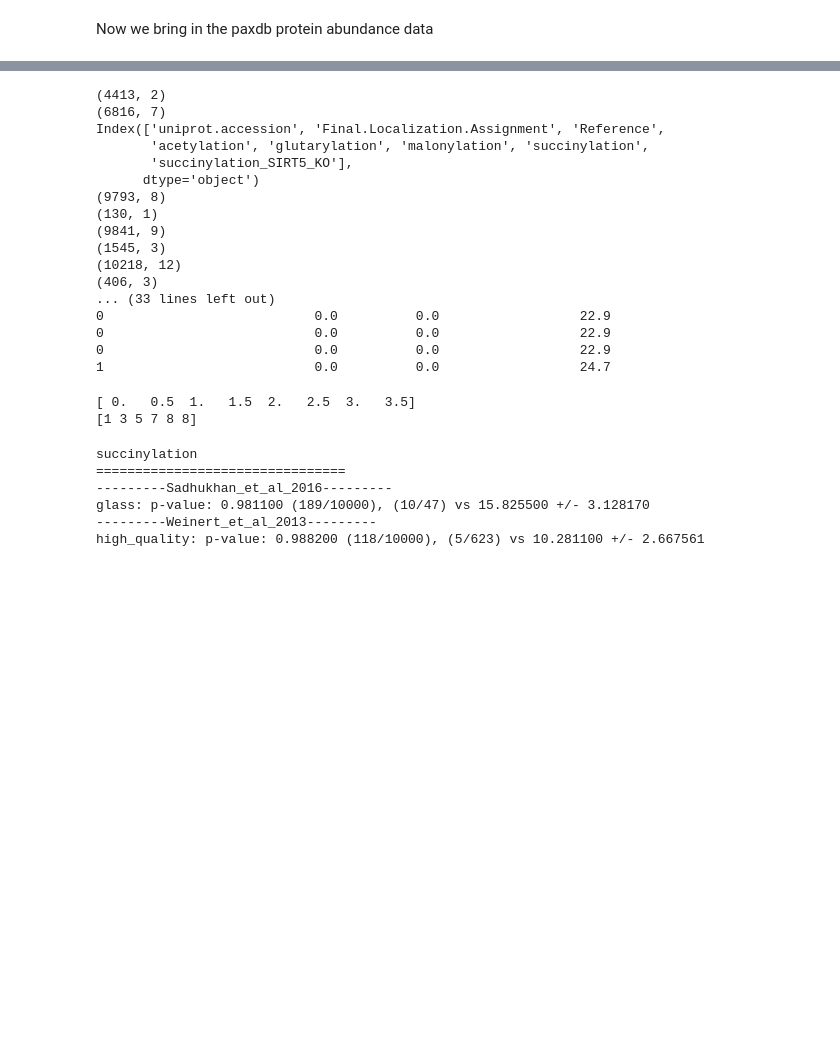
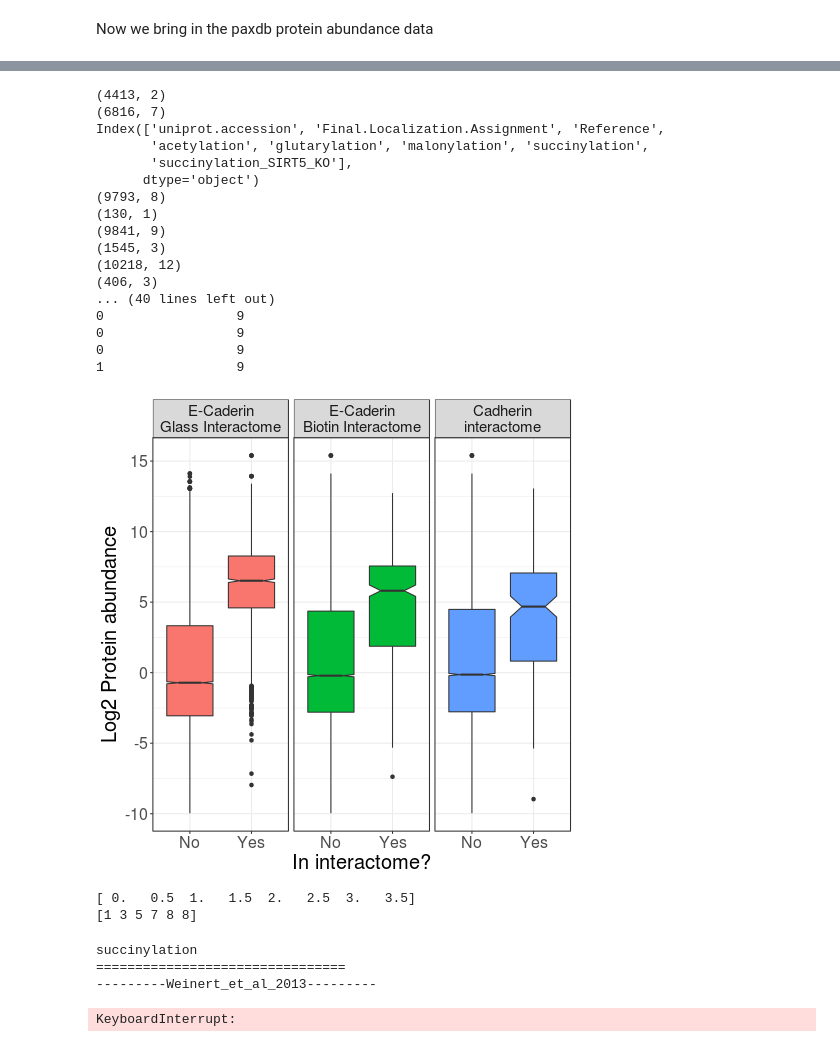
Before and after one commit to TomSmithCGAT/Lysine_mod, a Jupyter notebook: notebooks/Cadherin_enrichment.ipynb, the cells around one changed output, grey strips where cells are left out. Cells and saved outputs as stored; diff of their text form; code cells hidden in the pictures; blank space fills up the shorter version.

```diff
--- a/notebooks/Cadherin_enrichment.ipynb
+++ b/notebooks/Cadherin_enrichment.ipynb
@@ -196,7 +202,7 @@ def parseAbundance(infile, abundance_column_name='abundance'):
     #                      for x in abundance_df['uniprot_id']]
     abundance_df['binned_abundance'] = np.digitize(
         np.log10(abundance_df[abundance_column_name]+0.01), bins=np.arange(-3,4.5,0.5))
-
+    abundance_df.set_index('uniprot_id', inplace=True)
     return abundance_df
 
 full_abundance_df = parseAbundance(paxdf_whole_inf, "integrated_abundance")
@@ -266,7 +312,7 @@ merged_protein_df.fillna(0, inplace=True)
 print(merged_protein_df.shape)
 print(full_abundance_df.shape)
 
-merged_protein_df = pd.merge(merged_protein_df, full_abundance_df.set_index("uniprot_id"),
+merged_protein_df = pd.merge(merged_protein_df, full_abundance_df,
                              left_on="uniprot.accession", right_index=True,
                              how='right')
 #merged_protein_df.drop('Protein', axis=1, inplace=True)
@@ -285,11 +331,11 @@ Index(['uniprot.accession', 'Final.Localization.Assignment', 'Reference',
 (1545, 3)
 (10218, 12)
 (406, 3)
-... (33 lines left out)
-0                           0.0          0.0                  22.9
-0                           0.0          0.0                  22.9
-0                           0.0          0.0                  22.9
-1                           0.0          0.0                  24.7
+... (40 lines left out)
+0                 9
+0                 9
+0                 9
+1                 9
 # %%
 merged_protein_df['Final.Localization.Assignment'] = merged_protein_df['Final.Localization.Assignment'].astype(str)
 merged_protein_df['Reference'] = merged_protein_df['Reference'].astype(str)
@@ -297,5 +343,38 @@ merged_protein_df['ecadherin_biotin_interactome'].fillna(0, inplace=True)
 merged_protein_df['ecadherin_glass_interactome'].fillna(0, inplace=True)
 merged_protein_df['succinylation'].fillna(0, inplace=True)
 merged_protein_df['cadherin_interactome'].fillna(0, inplace=True)
+# %%
+%%R -i merged_protein_df
+library(ggplot2)
+library(reshape2)
+tmp_melt_df <- melt(merged_protein_df, measure.vars=c(
+        'ecadherin_glass_interactome', 'ecadherin_biotin_interactome', 'cadherin_interactome'))
+
+interactome_lables <- list(
+  'ecadherin_glass_interactome'="E-Caderin\nGlass Interactome",
+  'ecadherin_biotin_interactome'="E-Caderin\nBiotin Interactome",
+  'cadherin_interactome'="Cadherin\ninteractome"
+)
+
+labels <- function(variable,value){
+  return(interactome_lables[value])
+}
+
+
+m_txt = element_text(size=20)
+s_txt = element_text(size=15)
+p = ggplot(tmp_melt_df, aes(factor(value), log2(integrated_abundance), fill=factor(variable))) +
+scale_fill_discrete(guide=F) +
+geom_boxplot(notch=T) +
+theme_bw() +
+theme(text=m_txt, strip.text=s_txt) +
+facet_wrap(~variable, labeller=labels) +
+scale_x_discrete(label=c("No", "Yes")) +
+ylab("Log2 Protein abundance") +
+xlab("In interactome?")
+ggsave("../plots.dir/Adbundance_interactome_relationship_box.png")
+print(p)
+# %% [output]
+[figure, added]
 # %%
 def countOccurance(df, proteins):
@@ -335,9 +424,6 @@ short_redf2abundanceDF = {'Sol': full_abundance_df,
                           'Colaka': liver_abundance_df,
                           'Tan': liver_abundance_df}
 
-merged_protein_df['binned_abundance'] = np.digitize(
-    np.log10(merged_protein_df['integrated_abundance']+0.01), bins=np.arange(-3,4.5,0.5))
-
 rows = []
 rows2 = []
 
@@ -349,7 +435,7 @@ interactome_column = []
 
 for modification in ["succinylation", "malonylation", "acetylation", "glutarylation"]:
     print("\n\n%s\n================================" % modification)
-    for reference in set(merged_protein_df['Reference']):
+    for reference in set(lysine_protein_study_df['Reference']):
 
         if reference in ["nan", np.nan, "NA"]:
             continue
@@ -360,18 +446,19 @@ for modification in ["succinylation", "malonylation", "acetylation", "glutarylat
         abundance_df = short_redf2abundanceDF[ref_short]
         for interactome in ["high_quality", "biotin", "glass"]:
             add_ranks = False
-            tmp_df = merged_protein_df[merged_protein_df['Reference']==reference]
+            tmp_df = lysine_protein_study_df[lysine_protein_study_df['Reference']==reference]
             tmp_df = tmp_df[tmp_df[modification]>0]
-            abundance_dist = tmp_df['binned_abundance'].value_counts()
-            # how many m
+            abundance_dist = abundance_df.ix[tmp_df['Protein']]['binned_abundance'].value_counts()
+
+            # how many modidied proteins are in the interactome?
             reference_counts = countOccurance(interactome2interactomeDF[interactome],
-                                              tmp_df['uniprot.accession'])
+                                              tmp_df['Protein'])
 
             if reference_counts > 0: # at least one observed case
 
                 if interactome != 'high_quality': # no ranks for high_quality (binary)
                     reference_ranks = getRanks(interactome2interactomeDF[interactome],
-                                               tmp_df['uniprot.accession'])
+                                               tmp_df['Protein'])
                     if len(reference_ranks) > 10: # check there are at least 10 observed cases for observed dist.
                         add_ranks = True
                         rank_column.extend(reference_ranks)
@@ -387,13 +474,13 @@ for modification in ["succinylation", "malonylation", "acetylation", "glutarylat
 
                     for abundance_bin, count in abundance_dist.items():
                         # all proteins in bin
-                        proteins = abundance_df[
-                            abundance_df['binned_abundance']==abundance_bin]['uniprot_id'].tolist()
+                        proteins = list(abundance_df[
+                            abundance_df['binned_abundance']==abundance_bin].index)
                         # randomly choose proteins
                         chosen_proteins = np.random.choice(proteins, count, replace=False)
                         null_proteins.extend(chosen_proteins)
 
-                    # how many null proteins in interactome?
+                    # how many null proteins are in the interactome?
                     null_count = countOccurance(interactome2interactomeDF[interactome], null_proteins)
 
                     null_counts.append(null_count)
@@ -414,6 +501,7 @@ for modification in ["succinylation", "malonylation", "acetylation", "glutarylat
                 print("%s: p-value: %f (%i/%i), (%i/%i) vs %f +/- %f" %  (
                         interactome, p, observed_more_than_null, iterations, reference_counts,
                         len(tmp_df), np.mean(null_counts), np.std(null_counts)))
+                print(strftime("%Y-%m-%d %H:%M:%S", gmtime()))
                 rows.append((modification, ref_short, interactome,
                              p, iterations, reference_counts,
                              len(tmp_df), np.mean(null_counts), np.std(null_counts)))
@@ -422,7 +510,5 @@ for modification in ["succinylation", "malonylation", "acetylation", "glutarylat
 # %% [output]
 succinylation
 ================================
----------Sadhukhan_et_al_2016---------
-glass: p-value: 0.981100 (189/10000), (10/47) vs 15.825500 +/- 3.128170
 ---------Weinert_et_al_2013---------
-high_quality: p-value: 0.988200 (118/10000), (5/623) vs 10.281100 +/- 2.667561
+KeyboardInterrupt:
```
Also changed, not shown: parts of 20 cells of this notebook, 8 other files.
